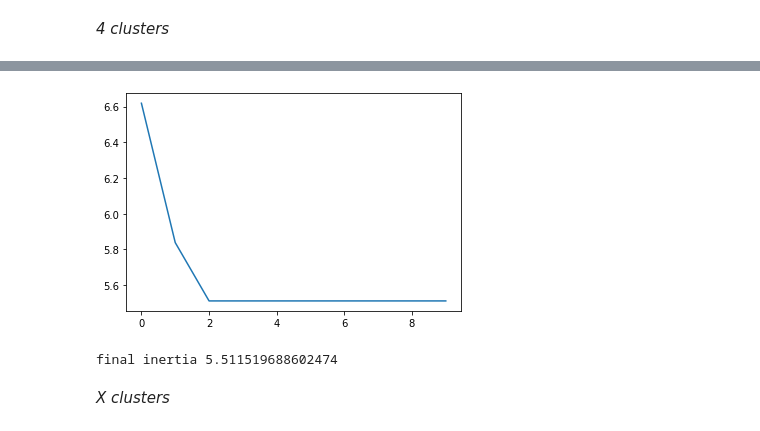
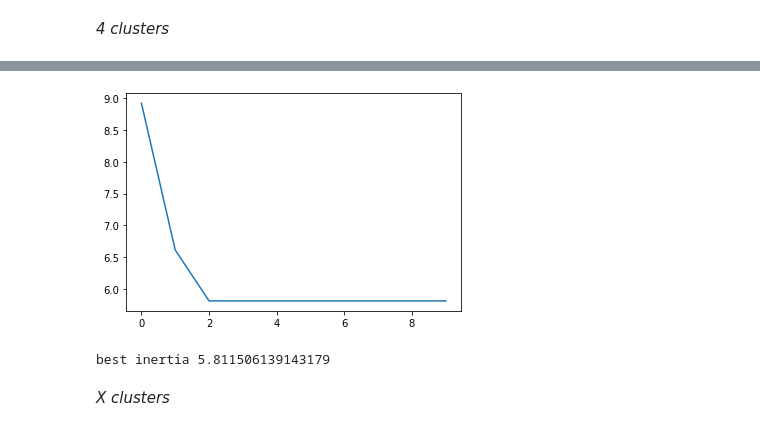
Before and after one commit to savoga/python_exos, a Jupyter notebook: clustering-simulations.ipynb, the cells around one changed output, grey strips where cells are left out. Saved outputs shown, nothing was run; the diff lists cells and outputs as text; code cells hidden in the pictures.

```diff
--- a/clustering-simulations.ipynb
+++ b/clustering-simulations.ipynb
@@ -290,8 +329,8 @@ We have could identify 5 groups of clients: :
 *2 clusters*
 # %%
 n_clusters = 2
-mykm = MyKMeans(n_clusters=n_clusters, n_iter=10)
-labels_business, cluster_centers_business, inertia_all_business = mykm.fit(X)
+mykm = MyKMeans(n_clusters=n_clusters, n_iter=10, random_state=0)
+labels_business, cluster_centers_business, inertia_business, inertia_all_business = mykm.fit(X)
 
 labels = labels_business
 clusters = cluster_centers_business
@@ -308,9 +347,15 @@ fig.update_layout(
     xaxis_title="AUM",
     yaxis_title="TRX",
 )
+
+fig.update_yaxes(
+    scaleanchor = "x",
+    scaleratio = 1,
+  )
+
 fig.show()
 plt.plot(np.arange(len(inertia_all_business)), inertia_all_business)
 plt.show()
-print('final inertia {}'.format(inertia_all_business[-1]))
+print('best inertia {}'.format(inertia_business))
 # %% [output]
 [interactive output not drawn]
@@ -321,7 +366,7 @@ final inertia 9.73953615860264
 # %%
 n_clusters = 3
 mykm = MyKMeans(n_clusters=n_clusters, n_iter=10)
-labels_business, cluster_centers_business, inertia_all_business = mykm.fit(X)
+labels_business, cluster_centers_business, inertia_business, inertia_all_business = mykm.fit(X)
 
 labels = labels_business
 clusters = cluster_centers_business
@@ -338,9 +383,15 @@ fig.update_layout(
     xaxis_title="AUM",
     yaxis_title="TRX",
 )
+
+fig.update_yaxes(
+    scaleanchor = "x",
+    scaleratio = 1,
+  )
+
 fig.show()
 plt.plot(np.arange(len(inertia_all_business)), inertia_all_business)
 plt.show()
-print('final inertia {}'.format(inertia_all_business[-1]))
+print('best inertia {}'.format(inertia_business))
 # %% [output]
 [interactive output not drawn]
@@ -350,32 +401,38 @@ final inertia 7.397871049682393
 *4 clusters*
 # %%
 n_clusters = 4
-mykm = MyKMeans(n_clusters=n_clusters, n_iter=10)
-labels_business, cluster_centers_business, inertia_all_business = mykm.fit(X)
+mykm = MyKMeans(n_clusters=n_clusters, n_iter=10, random_state=1)
+labels_business, cluster_centers_business, inertia_business, inertia_all_business = mykm.fit(X)
 
 labels = labels_business
 clusters = cluster_centers_business
 
 fig = go.Figure()
 # final clusters
 fig.add_trace(go.Scatter(x=clusters[:,0], y=clusters[:,1], mode='markers', name='final clusters',
                         marker=dict(size=20)))
 for i in range(n_clusters):
     cluster = np.where(labels==i)
     fig.add_trace(go.Scatter(x=X[cluster][:,0], y=X[cluster][:,1], mode='markers', name='cluster ' + str(i)))
 
 fig.update_layout(
     xaxis_title="AUM",
-    yaxis_title="TRX",
+    yaxis_title="TRX"
 )
+
+fig.update_yaxes(
+    scaleanchor = "x",
+    scaleratio = 1,
+  )
+
 fig.show()
 plt.plot(np.arange(len(inertia_all_business)), inertia_all_business)
 plt.show()
-print('final inertia {}'.format(inertia_all_business[-1]))
+print('best inertia {}'.format(inertia_all_business[-1]))
 # %% [output]
 [interactive output not drawn]
-[figure, old version]
+[figure, new version]
-final inertia 5.511519688602474
+best inertia 5.811506139143179
 # %% [markdown]
 *X clusters*
 # %%
```
Also changed, not shown: parts of 12 cells of this notebook.
